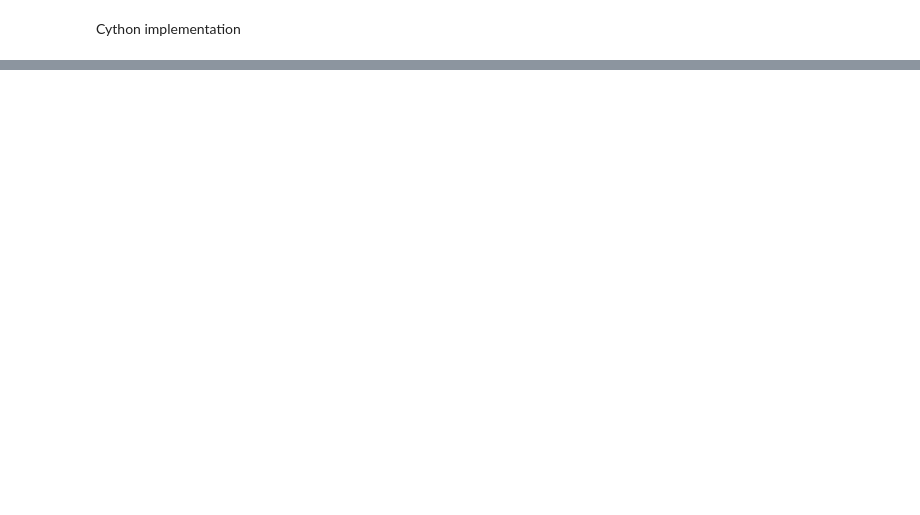
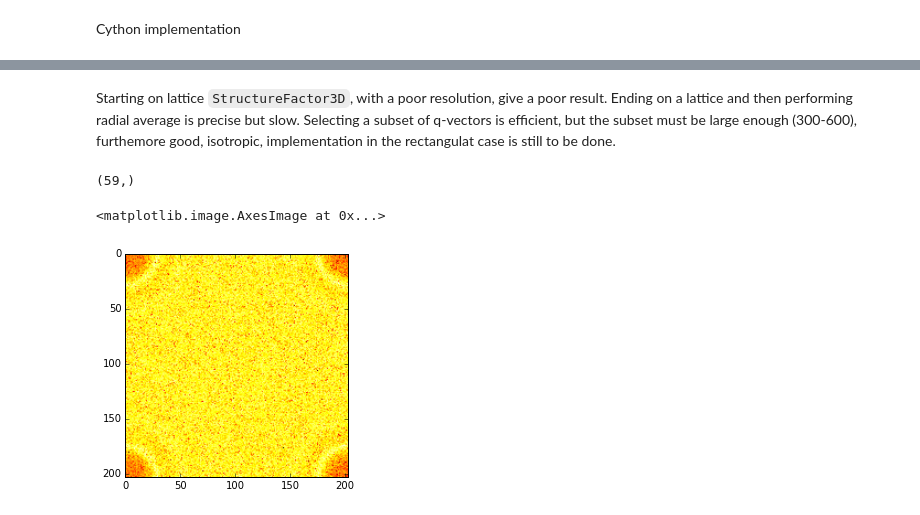
Before and after one commit to MathieuLeocmach/colloids, a Jupyter notebook: python/colloids/cython/periodic.ipynb, the cells around one changed output, grey strips where cells are left out. Cells and saved outputs as stored; diff of their text form; code cells hidden in the pictures; blank space fills up the shorter version.

```diff
--- a/python/colloids/cython/periodic.ipynb
+++ b/python/colloids/cython/periodic.ipynb
@@ -179,0 +680,5 @@ def generate_kvec2D(int nk, np.ndarray[DTYPE_t, ndim=2] kvectors):
+# %%
+N = 1024
+Sf = StructureFactor3D([N]*3)
+Sf((pos/203.*N).astype(int), periodic=True)
+Sq = Sf.get_S()/len(pos)
@@ -179,0 +700,11 @@ def generate_kvec2D(int nk, np.ndarray[DTYPE_t, ndim=2] kvectors):
+# %% [markdown]
+Starting on lattice `StructureFactor3D`, with a poor resolution, give a poor result. Ending on a lattice and then performing radial average is precise but slow. Selecting a subset of q-vectors is efficient, but the subset must be large enough (300-600), furthemore good, isotropic, implementation in the rectangulat case is still to be done.
+# %%
+Sq.shape
+# %% [output]
+(59,)
+# %%
+plt.imshow(np.log(Sf.spectrum[...,1]), 'hot')
+# %% [output]
+<matplotlib.image.AxesImage at 0x...>
+[figure, added]
```
Also changed, not shown: parts of 51 cells of this notebook, 1 other file.
